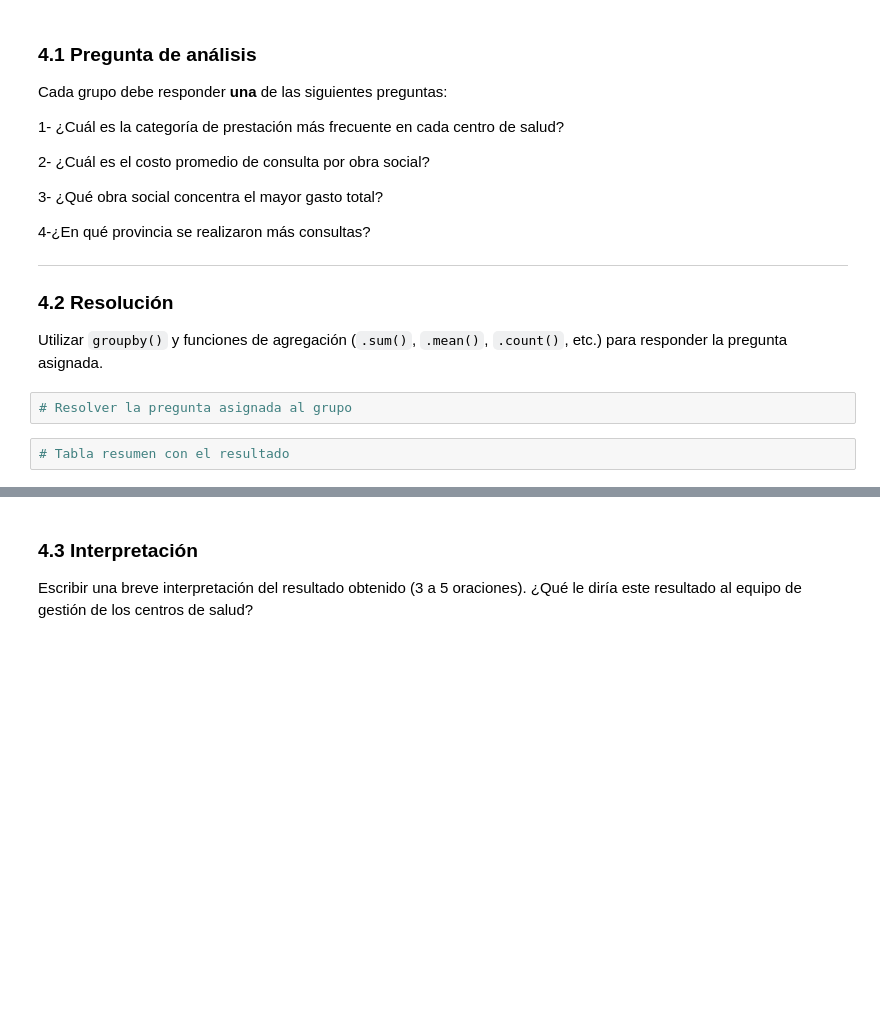
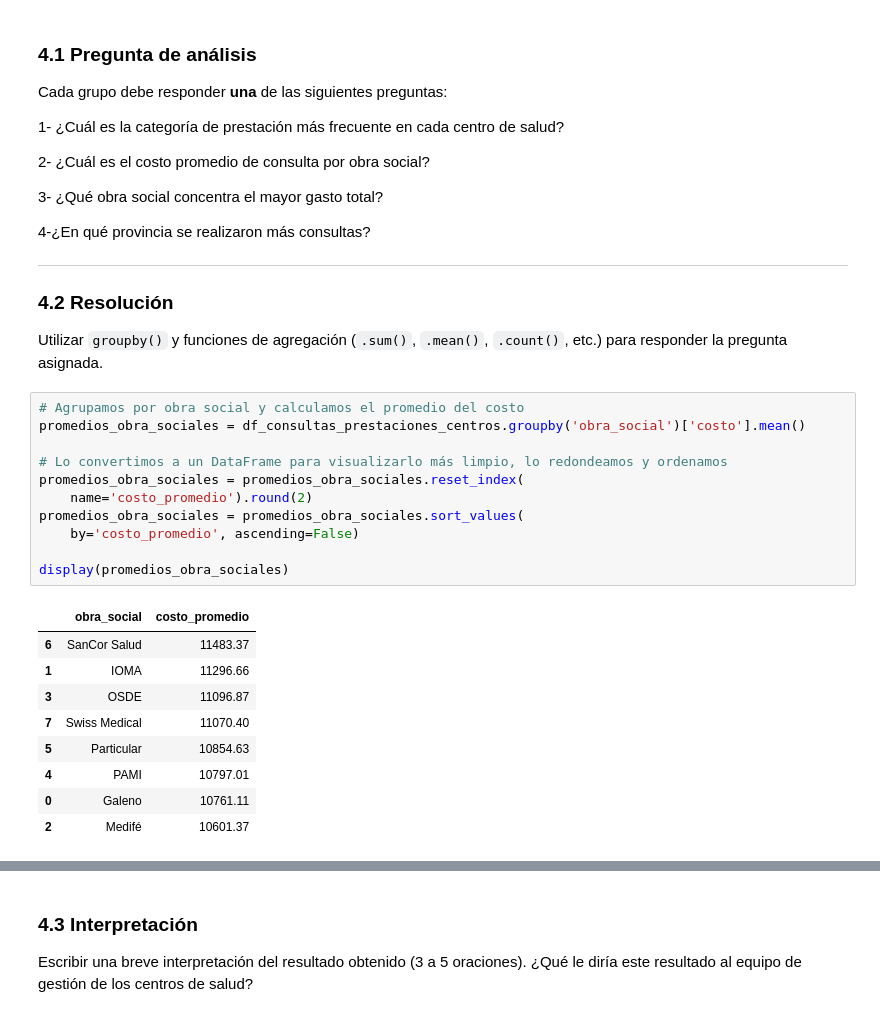
Before and after one commit to baubyte/CienciaDeDatos, a Jupyter notebook: Semana_4/Ejercicios/Taller_centros_de_salud_v3.ipynb, the cells around one changed output, grey strips where cells are left out. Cells and saved outputs as stored; diff of their text form; blank space fills up the shorter version.

```diff
--- a/Semana_4/Ejercicios/Taller_centros_de_salud_v3.ipynb
+++ b/Semana_4/Ejercicios/Taller_centros_de_salud_v3.ipynb
@@ -301,7 +437,24 @@ Cada grupo debe responder **una** de las siguientes preguntas:
 ### 4.2 Resolución
 
 Utilizar `groupby()` y funciones de agregación (`.sum()`, `.mean()`, `.count()`, etc.) para responder la pregunta asignada.
-# %%
-# Resolver la pregunta asignada al grupo
-# %%
-# Tabla resumen con el resultado
+# %%
+# Agrupamos por obra social y calculamos el promedio del costo
+promedios_obra_sociales = df_consultas_prestaciones_centros.groupby('obra_social')['costo'].mean()
+
+# Lo convertimos a un DataFrame para visualizarlo más limpio, lo redondeamos y ordenamos
+promedios_obra_sociales = promedios_obra_sociales.reset_index(
+    name='costo_promedio').round(2)
+promedios_obra_sociales = promedios_obra_sociales.sort_values(
+    by='costo_promedio', ascending=False)
+
+display(promedios_obra_sociales)
+# %% [output]
+|  | obra_social | costo_promedio |
+| 6 | SanCor Salud | 11483.37 |
+| 1 | IOMA | 11296.66 |
+| 3 | OSDE | 11096.87 |
+| 7 | Swiss Medical | 11070.40 |
+| 5 | Particular | 10854.63 |
+| 4 | PAMI | 10797.01 |
+| 0 | Galeno | 10761.11 |
+| 2 | Medifé | 10601.37 |
```
Also changed, not shown: parts of 27 cells of this notebook.
